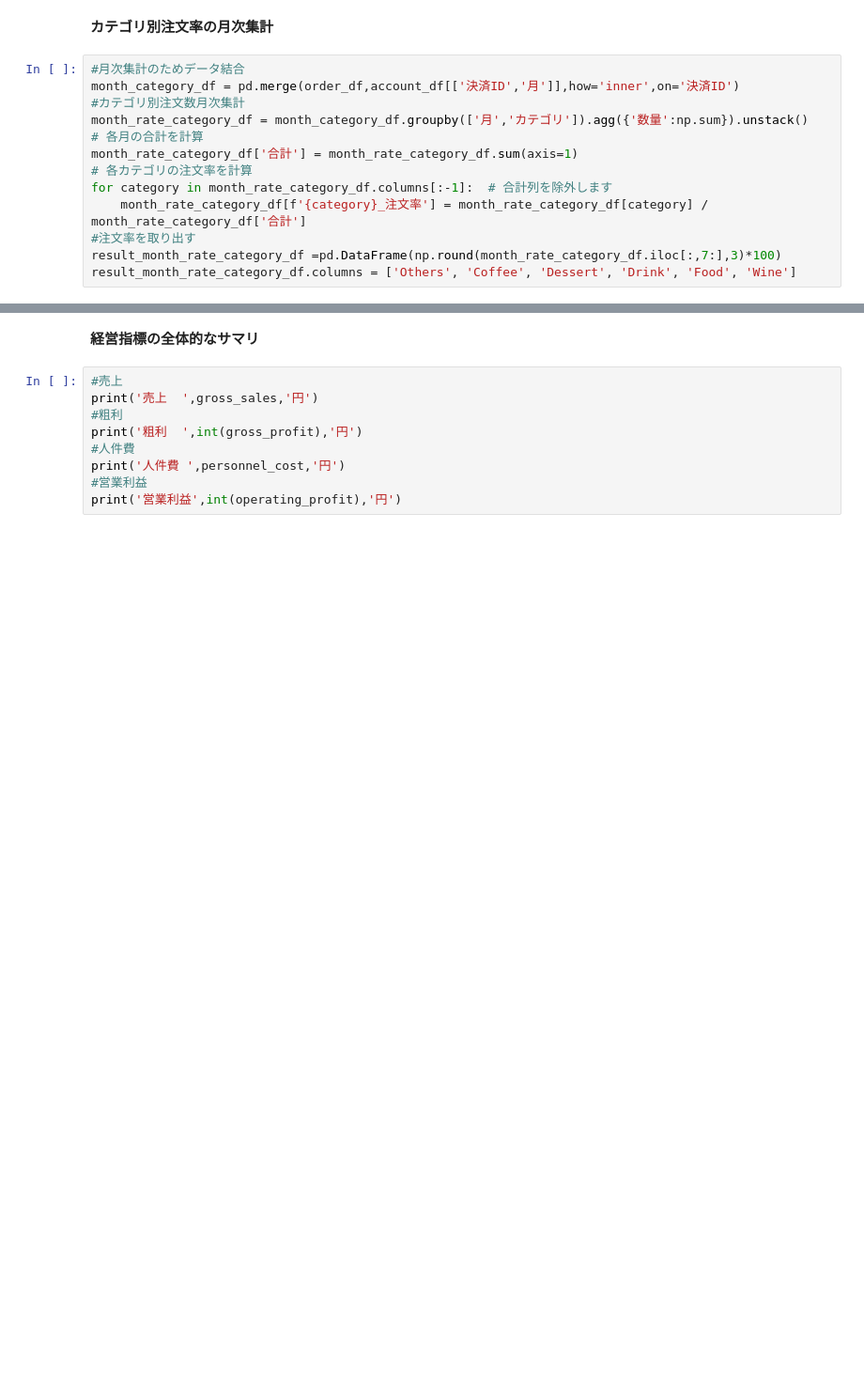
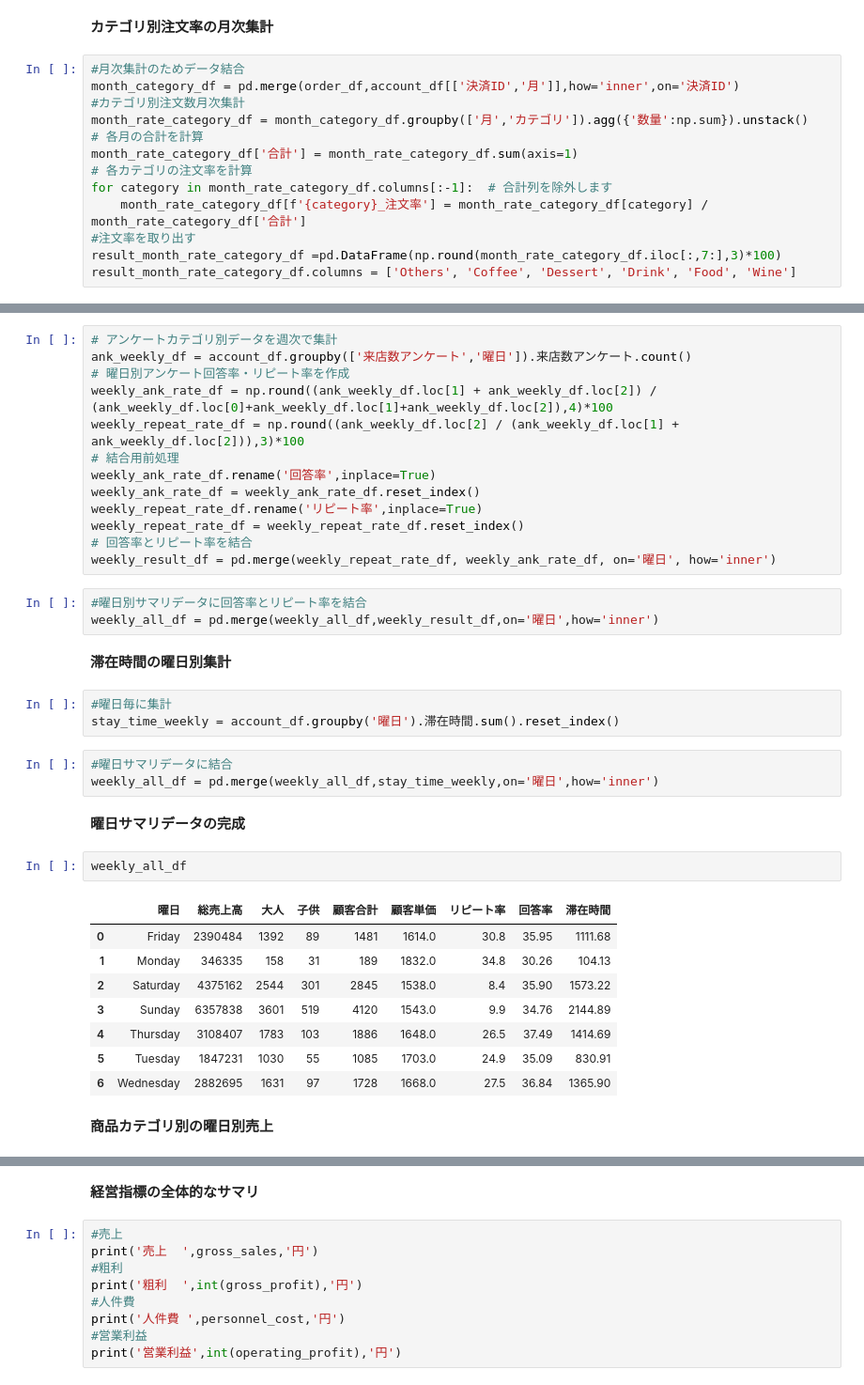
Before and after one commit to YoshiakiAsahara/for-intern, a Jupyter notebook: phase1.ipynb, the cells around one changed output, grey strips where cells are left out. Shown at 94% size. Drawn from its saved outputs; the diff is of its cells as text; blank space fills up the shorter version.

```diff
--- a/phase1.ipynb
+++ b/phase1.ipynb
@@ -244,0 +286,39 @@ result_month_rate_category_df.columns = ['Others', 'Coffee', 'Dessert', 'Drink',
+# %%
+# アンケートカテゴリ別データを週次で集計
+ank_weekly_df = account_df.groupby(['来店数アンケート','曜日']).来店数アンケート.count()
+# 曜日別アンケート回答率・リピート率を作成
+weekly_ank_rate_df = np.round((ank_weekly_df.loc[1] + ank_weekly_df.loc[2]) / (ank_weekly_df.loc[0]+ank_weekly_df.loc[1]+ank_weekly_df.loc[2]),4)*100
+weekly_repeat_rate_df = np.round((ank_weekly_df.loc[2] / (ank_weekly_df.loc[1] + ank_weekly_df.loc[2])),3)*100
+# 結合用前処理
+weekly_ank_rate_df.rename('回答率',inplace=True)
+weekly_ank_rate_df = weekly_ank_rate_df.reset_index()
+weekly_repeat_rate_df.rename('リピート率',inplace=True)
+weekly_repeat_rate_df = weekly_repeat_rate_df.reset_index()
+# 回答率とリピート率を結合
+weekly_result_df = pd.merge(weekly_repeat_rate_df, weekly_ank_rate_df, on='曜日', how='inner')
+# %%
+#曜日別サマリデータに回答率とリピート率を結合
+weekly_all_df = pd.merge(weekly_all_df,weekly_result_df,on='曜日',how='inner')
+# %% [markdown]
+**滞在時間の曜日別集計**
+# %%
+#曜日毎に集計
+stay_time_weekly = account_df.groupby('曜日').滞在時間.sum().reset_index()
+# %%
+#曜日サマリデータに結合
+weekly_all_df = pd.merge(weekly_all_df,stay_time_weekly,on='曜日',how='inner')
+# %% [markdown]
+**曜日サマリデータの完成**
+# %%
+weekly_all_df
+# %% [output]
+|  | 曜日 | 総売上高 | 大人 | 子供 | 顧客合計 | 顧客単価 | リピート率 | 回答率 | 滞在時間 |
+| 0 | Friday | 2390484 | 1392 | 89 | 1481 | 1614.0 | 30.8 | 35.95 | 1111.68 |
+| 1 | Monday | 346335 | 158 | 31 | 189 | 1832.0 | 34.8 | 30.26 | 104.13 |
+| 2 | Saturday | 4375162 | 2544 | 301 | 2845 | 1538.0 | 8.4 | 35.90 | 1573.22 |
+| 3 | Sunday | 6357838 | 3601 | 519 | 4120 | 1543.0 | 9.9 | 34.76 | 2144.89 |
+| 4 | Thursday | 3108407 | 1783 | 103 | 1886 | 1648.0 | 26.5 | 37.49 | 1414.69 |
+| 5 | Tuesday | 1847231 | 1030 | 55 | 1085 | 1703.0 | 24.9 | 35.09 | 830.91 |
+| 6 | Wednesday | 2882695 | 1631 | 97 | 1728 | 1668.0 | 27.5 | 36.84 | 1365.90 |
+# %% [markdown]
+**商品カテゴリ別の曜日別売上**
```
Also changed, not shown: parts of 17 cells of this notebook.
